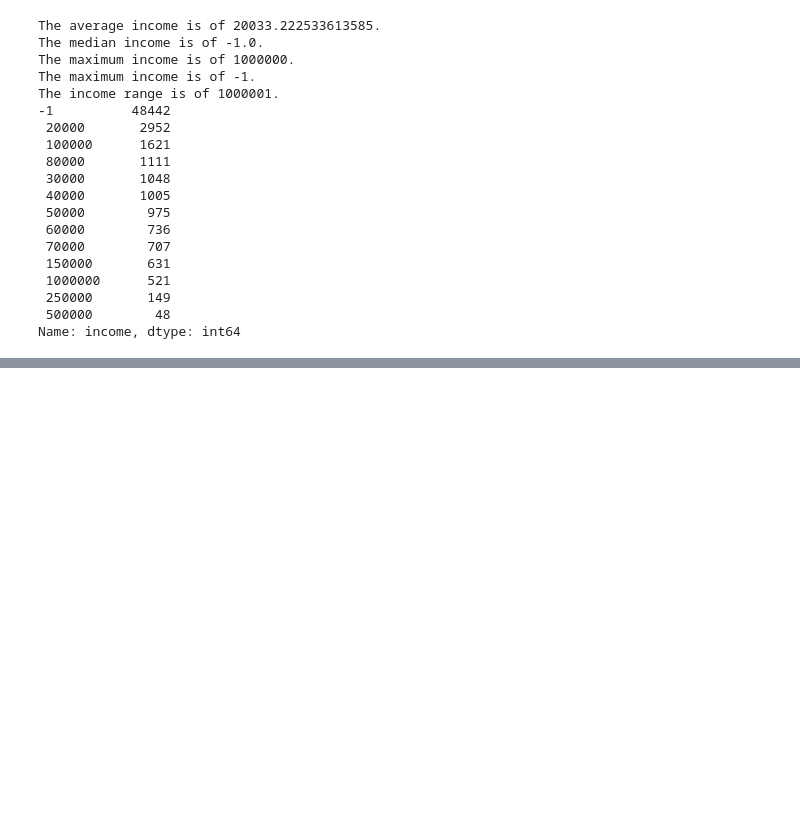
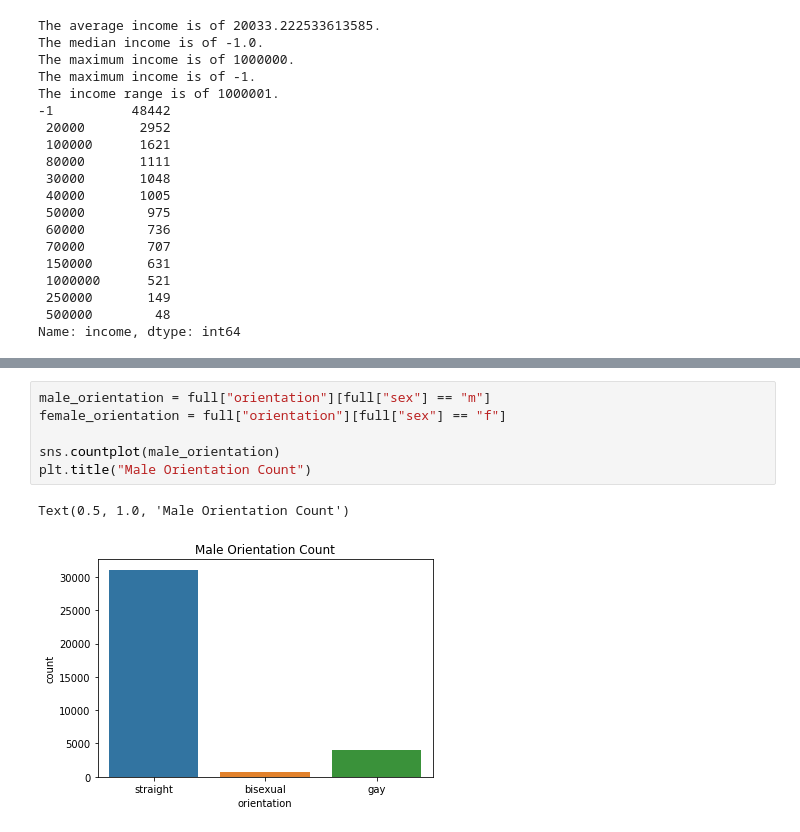
Before and after one commit to LuisMota93/OKCupid-Date-A-Scientist-Starter, a Jupyter notebook: date-a-scientist.ipynb, the cells around one changed output, grey strips where cells are left out. Drawn from its saved outputs; the diff is of its cells as text; blank space fills up the shorter version.

```diff
--- a/date-a-scientist.ipynb
+++ b/date-a-scientist.ipynb
@@ -163,0 +217,9 @@ Name: income, dtype: int64
+# %%
+male_orientation = full["orientation"][full["sex"] == "m"]
+female_orientation = full["orientation"][full["sex"] == "f"]
+
+sns.countplot(male_orientation)
+plt.title("Male Orientation Count")
+# %% [output]
+Text(0.5, 1.0, 'Male Orientation Count')
+[figure, added]
```
Also changed, not shown: parts of 9 cells of this notebook.
